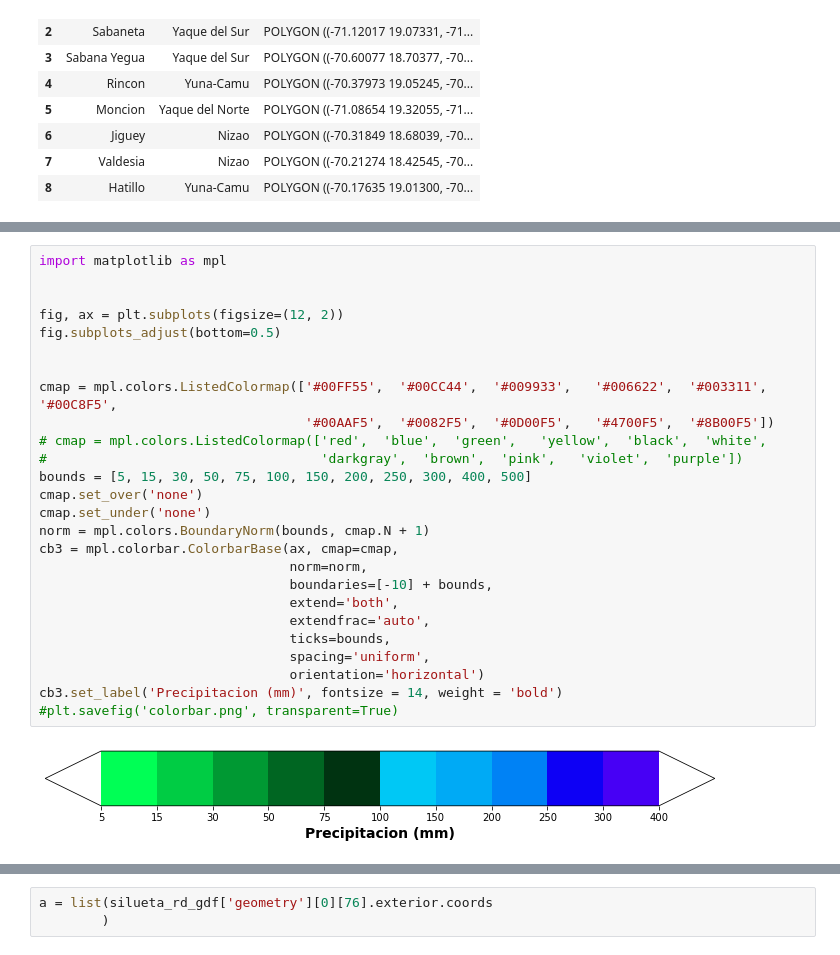
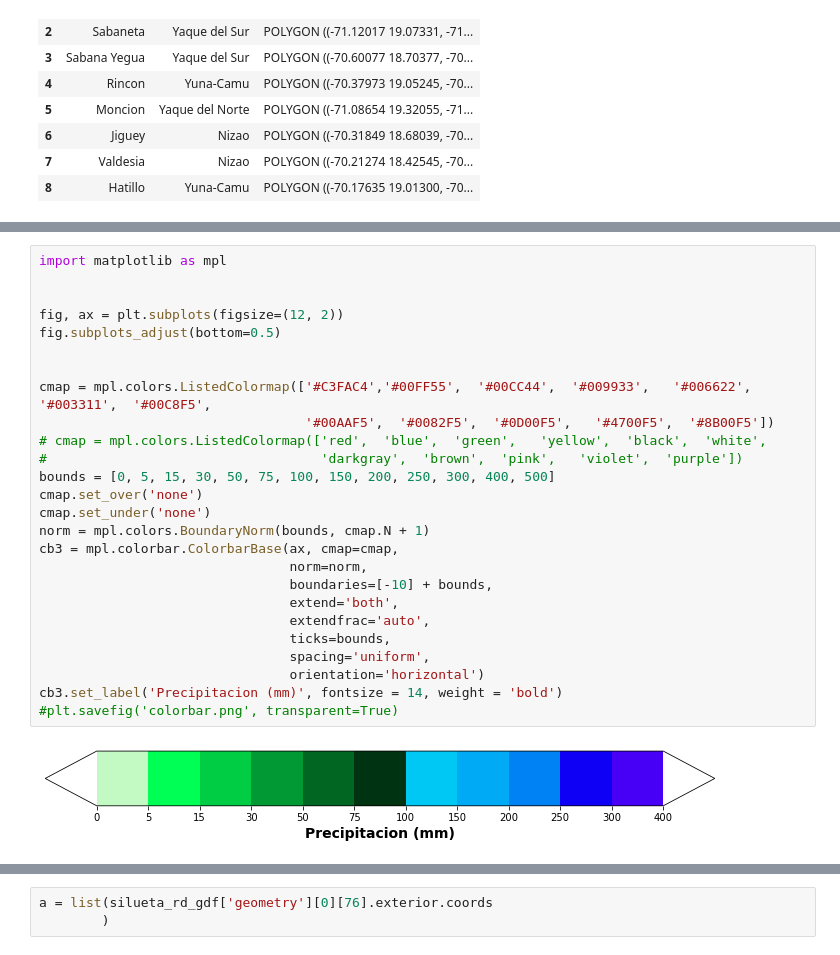
Before and after one commit to jmedinah09/UnidataProjects, a Jupyter notebook: tropical_cyclone_plot_project/RD_Shapes_.ipynb, the cells around one changed output, grey strips where cells are left out. Cells and saved outputs as stored; diff of their text form.

```diff
--- a/tropical_cyclone_plot_project/RD_Shapes_.ipynb
+++ b/tropical_cyclone_plot_project/RD_Shapes_.ipynb
@@ -345,31 +355,31 @@ for i in range(100):
 # %%
 import matplotlib as mpl
 
 
 fig, ax = plt.subplots(figsize=(12, 2))
 fig.subplots_adjust(bottom=0.5)
 
 
-cmap = mpl.colors.ListedColormap(['#00FF55',  '#00CC44',  '#009933',   '#006622',  '#003311',  '#00C8F5',
+cmap = mpl.colors.ListedColormap(['#C3FAC4','#00FF55',  '#00CC44',  '#009933',   '#006622',  '#003311',  '#00C8F5',
                                   '#00AAF5',  '#0082F5',  '#0D00F5',   '#4700F5',  '#8B00F5'])
 # cmap = mpl.colors.ListedColormap(['red',  'blue',  'green',   'yellow',  'black',  'white',
 #                                   'darkgray',  'brown',  'pink',   'violet',  'purple'])
-bounds = [5, 15, 30, 50, 75, 100, 150, 200, 250, 300, 400, 500]
+bounds = [0, 5, 15, 30, 50, 75, 100, 150, 200, 250, 300, 400, 500]
 cmap.set_over('none')
 cmap.set_under('none')
 norm = mpl.colors.BoundaryNorm(bounds, cmap.N + 1)
 cb3 = mpl.colorbar.ColorbarBase(ax, cmap=cmap,
                                 norm=norm,
                                 boundaries=[-10] + bounds,
                                 extend='both',
                                 extendfrac='auto',
                                 ticks=bounds,
                                 spacing='uniform',
                                 orientation='horizontal')
 cb3.set_label('Precipitacion (mm)', fontsize = 14, weight = 'bold')
 #plt.savefig('colorbar.png', transparent=True)
 # %% [output]
-[figure, old version]
+[figure, new version]
 # %%
 fig = plt.figure(figsize=(10, 6))
 ax  = plt.subplot(1, 1, 1, projection = map_crs)
```
Also changed, not shown: parts of 10 cells of this notebook, 4 other files.
